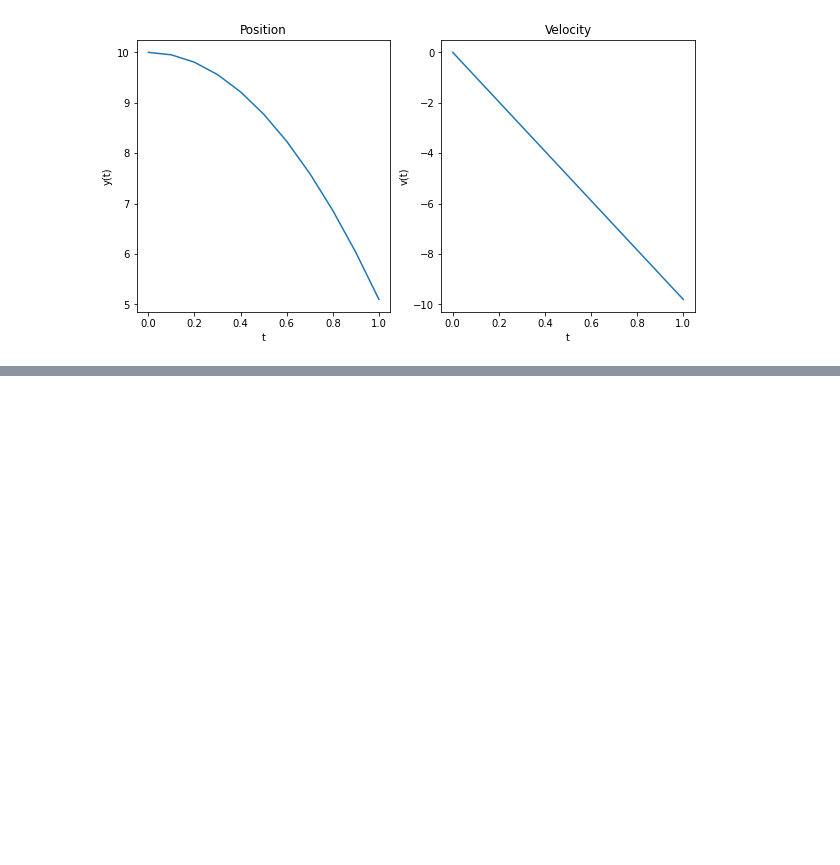
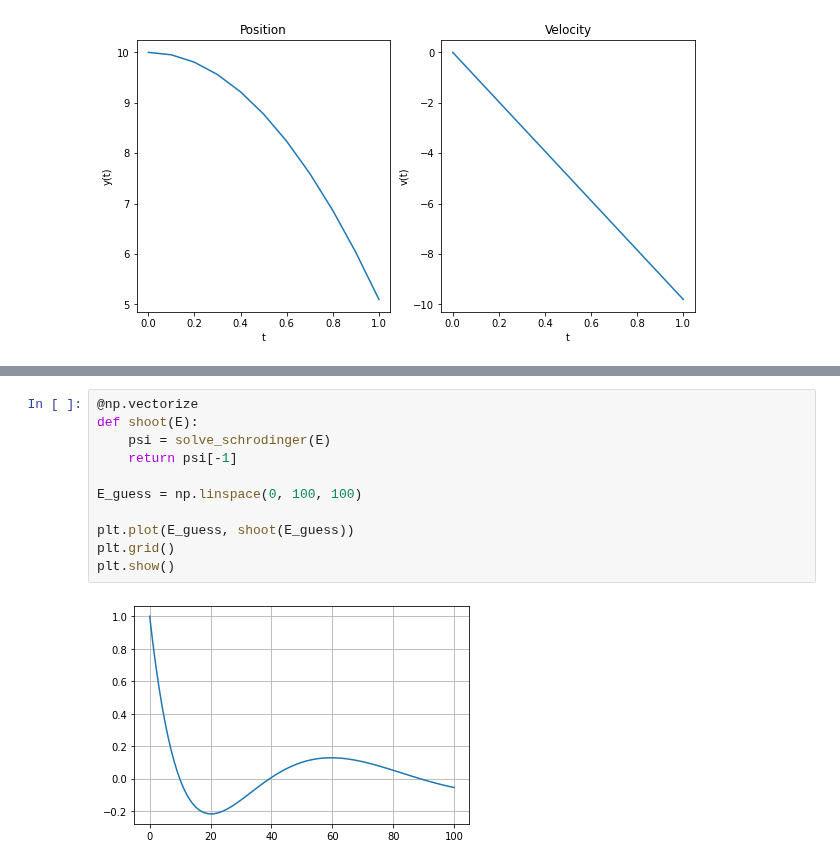
Before and after one commit to franklinzppa/fisica-computacional, a Jupyter notebook: Final Project.ipynb, the cells around one changed output, grey strips where cells are left out. Drawn from its saved outputs; the diff is of its cells as text; blank space fills up the shorter version.

Commit message:
added shooting method

```diff
--- a/Final Project.ipynb
+++ b/Final Project.ipynb
@@ -92,0 +121,13 @@ plt.show()
+# %%
+@np.vectorize
+def shoot(E):
+    psi = solve_schrodinger(E)
+    return psi[-1]
+
+E_guess = np.linspace(0, 100, 100)
+
+plt.plot(E_guess, shoot(E_guess))
+plt.grid()
+plt.show()
+# %% [output]
+[figure, added]
```
Also changed, not shown: parts of 5 cells of this notebook.
